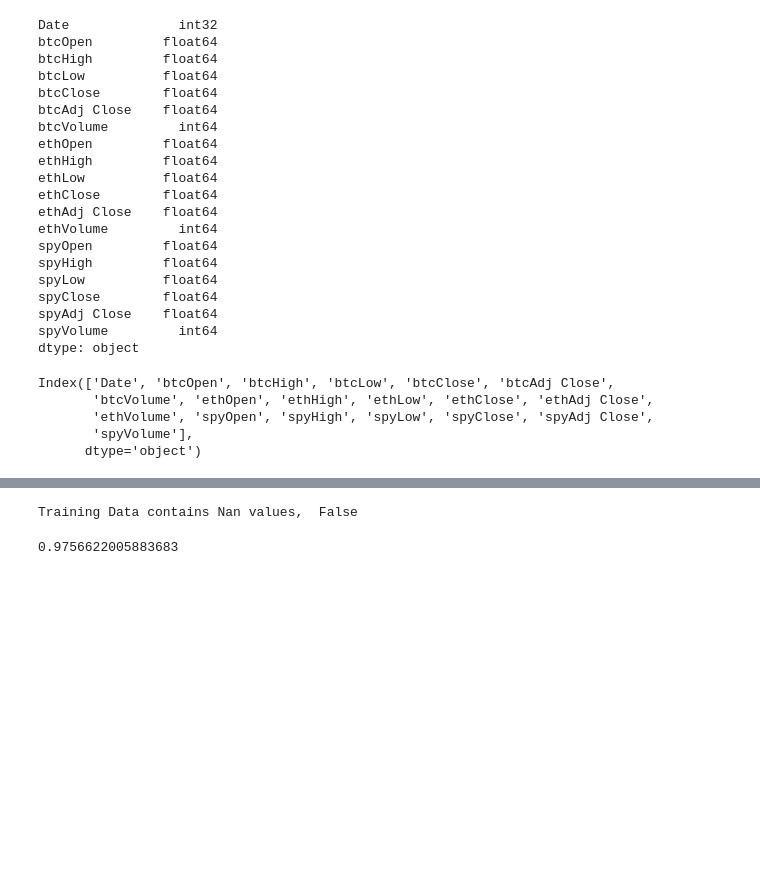
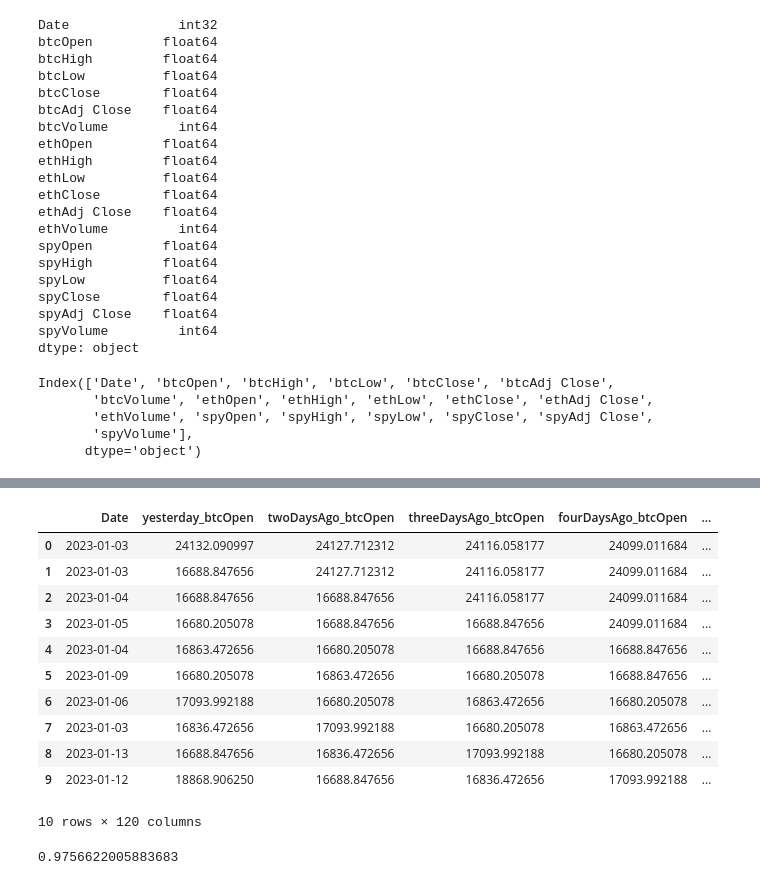
Before and after one commit to youngs508/BitcoinPredictionNew, a Jupyter notebook: backend/model.ipynb, the cells around one changed output, grey strips where cells are left out. Cells and saved outputs as stored; diff of their text form; code cells hidden in the pictures; blank space fills up the shorter version.

```diff
--- a/backend/model.ipynb
+++ b/backend/model.ipynb
@@ -352,17 +354,29 @@ X_train_btcHigh = utils._updateTrainingData(X_train_btcHigh)
 X_train_btcHigh = utils._replaceNanX(X_train_btcHigh)
 
 has_nan = X_train_btcHigh.isna().any().any()
-
 if (has_nan != True):
     #Predict
     y_pred_btcHigh = model._predict(X_train_btcHigh, y_train_btcHigh)
-#else:
+else:
     print ("Training Data contains Nan values, ", has_nan)
 
 pd.options.mode.chained_assignment = None  #Hide warning
 X_train_btcHigh["Date"] = utils._updateDate(X_train_btcHigh)
-# %% [output]
-Training Data contains Nan values,  False
+# %%
+X_train_btcHigh.head(10)
+# %% [output]
+|  | Date | yesterday_btcOpen | twoDaysAgo_btcOpen | threeDaysAgo_btcOpen | fourDaysAgo_btcOpen | ... |
+| 0 | 2023-01-03 | 24132.090997 | 24127.712312 | 24116.058177 | 24099.011684 | ... |
+| 1 | 2023-01-03 | 16688.847656 | 24127.712312 | 24116.058177 | 24099.011684 | ... |
+| 2 | 2023-01-04 | 16688.847656 | 16688.847656 | 24116.058177 | 24099.011684 | ... |
+| 3 | 2023-01-05 | 16680.205078 | 16688.847656 | 16688.847656 | 24099.011684 | ... |
+| 4 | 2023-01-04 | 16863.472656 | 16680.205078 | 16688.847656 | 16688.847656 | ... |
+| 5 | 2023-01-09 | 16680.205078 | 16863.472656 | 16680.205078 | 16688.847656 | ... |
+| 6 | 2023-01-06 | 17093.992188 | 16680.205078 | 16863.472656 | 16680.205078 | ... |
+| 7 | 2023-01-03 | 16836.472656 | 17093.992188 | 16680.205078 | 16863.472656 | ... |
+| 8 | 2023-01-13 | 16688.847656 | 16836.472656 | 17093.992188 | 16680.205078 | ... |
+| 9 | 2023-01-12 | 18868.906250 | 16688.847656 | 16836.472656 | 17093.992188 | ... |
+10 rows × 120 columns
 # %%
 from sklearn.metrics import r2_score
 r2_score(y_train_btcHigh, y_pred_btcHigh)
```
Also changed, not shown: parts of 16 cells of this notebook.
